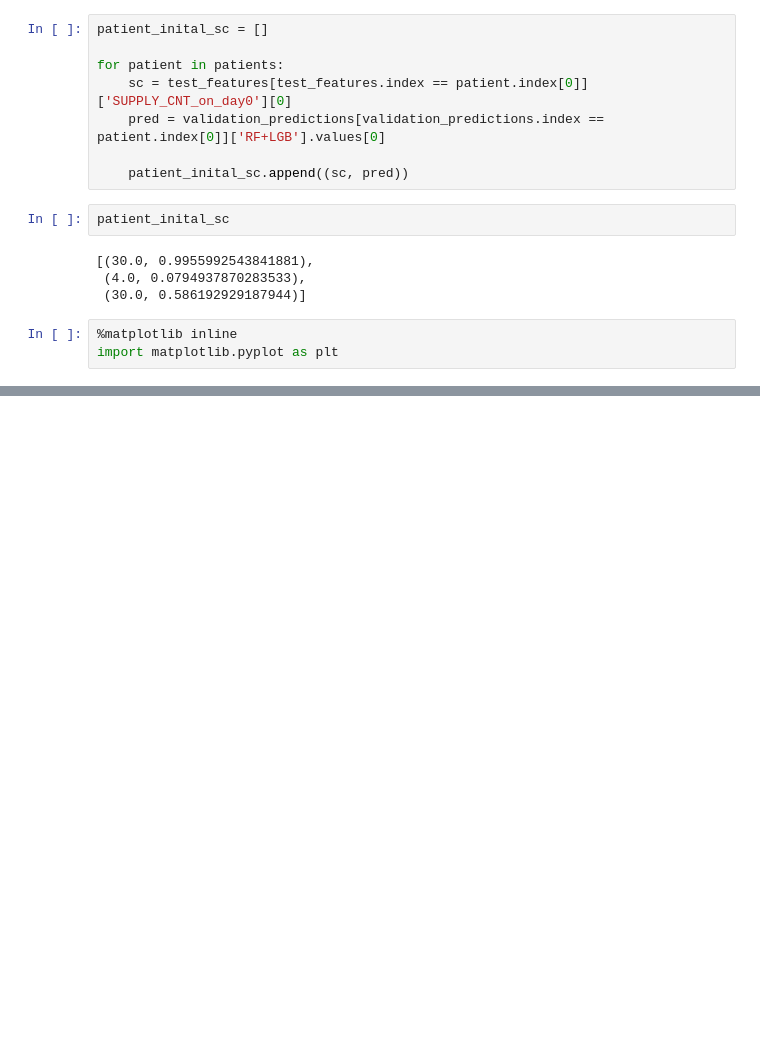
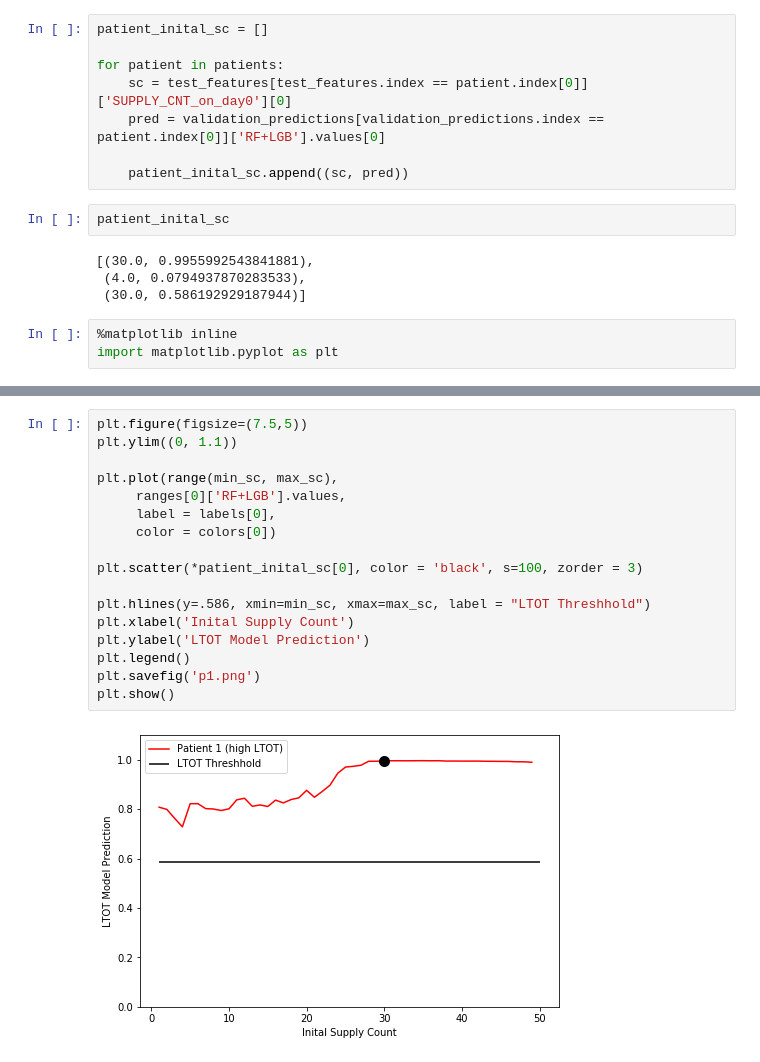
Before and after one commit to chenson2018/Humana-Mays-Competition, a Jupyter notebook: Final Model/Three Patients.ipynb, the cells around one changed output, grey strips where cells are left out. Drawn from its saved outputs; the diff is of its cells as text; blank space fills up the shorter version.

```diff
--- a/Final Model/Three Patients.ipynb
+++ b/Final Model/Three Patients.ipynb
@@ -247,0 +252,19 @@ plt.show()
+# %%
+plt.figure(figsize=(7.5,5))
+plt.ylim((0, 1.1))
+
+plt.plot(range(min_sc, max_sc),
+     ranges[0]['RF+LGB'].values,
+     label = labels[0],
+     color = colors[0])
+
+plt.scatter(*patient_inital_sc[0], color = 'black', s=100, zorder = 3)
+
+plt.hlines(y=.586, xmin=min_sc, xmax=max_sc, label = "LTOT Threshhold")
+plt.xlabel('Inital Supply Count')
+plt.ylabel('LTOT Model Prediction')
+plt.legend()
+plt.savefig('p1.png')
+plt.show()
+# %% [output]
+[figure, added]
```
Also changed, not shown: parts of 4 cells of this notebook, 5 other files.
